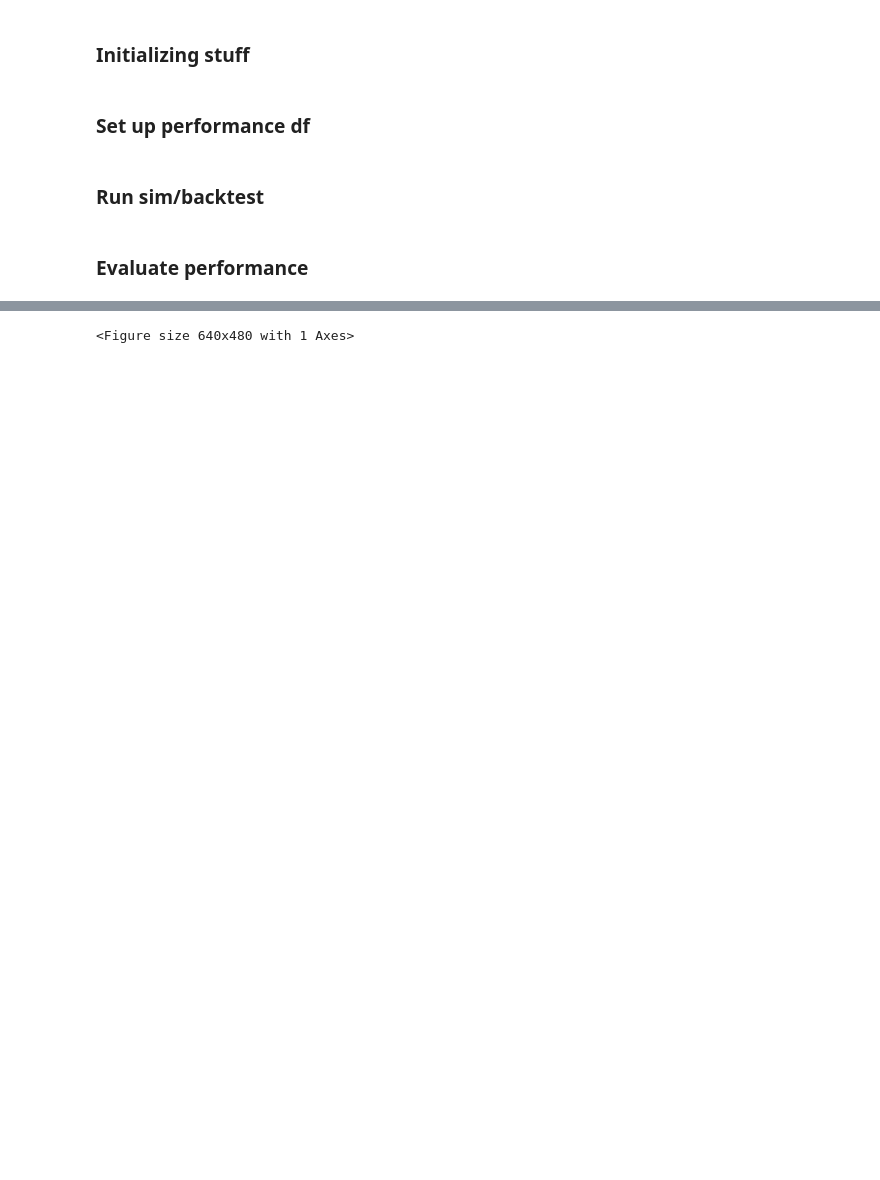
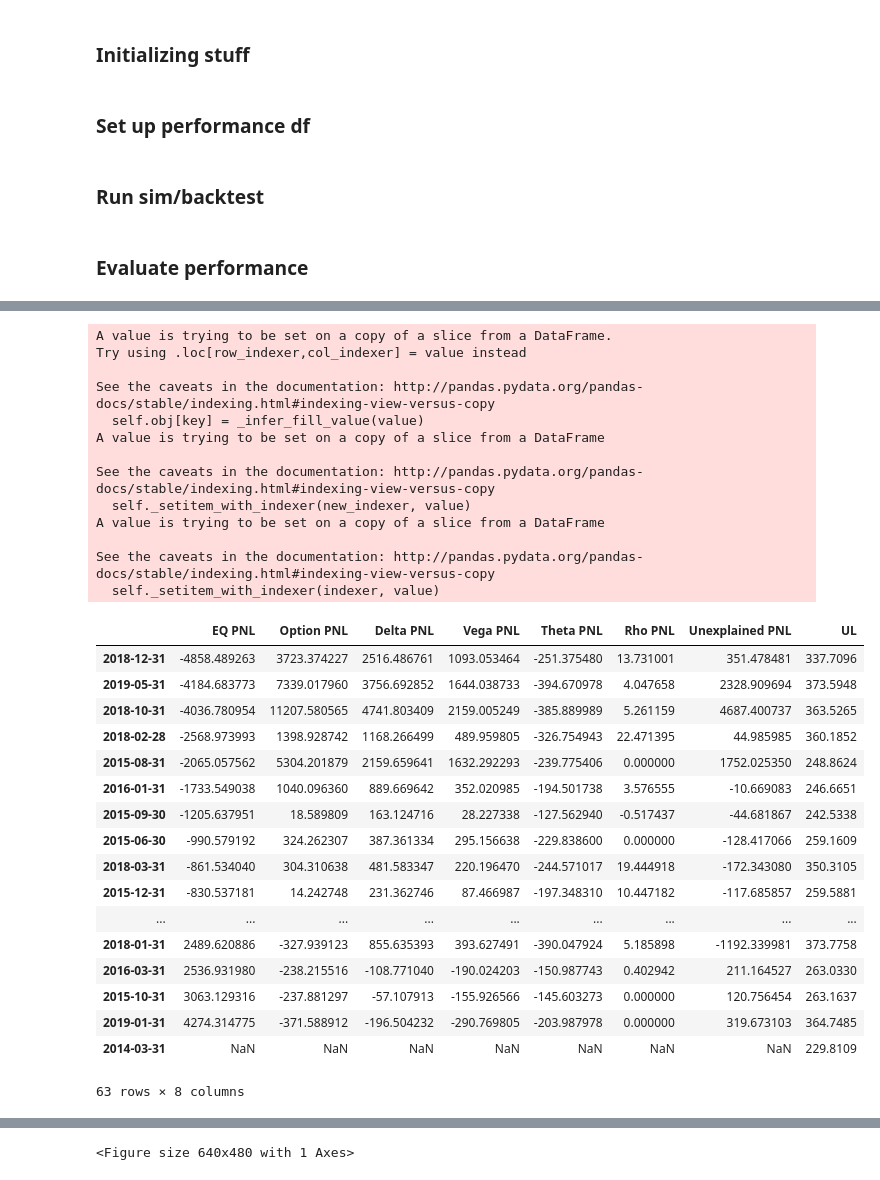
Before and after one commit to epgreig/robo-advisor, a Jupyter notebook: simulation_test_low.ipynb, the cells around one changed output, grey strips where cells are left out. Saved outputs shown, nothing was run; the diff lists cells and outputs as text; code cells hidden in the pictures; blank space fills up the shorter version.

Commit message:
added minus to cvar calc, added rho to greeks, fixed attribution a bit

```diff
--- a/simulation_test_low.ipynb
+++ b/simulation_test_low.ipynb
@@ -21,8 +21,8 @@ features_df = pd.read_csv(path + "Features.csv", header = [0,1], index_col=[0])
 exps = pd.read_csv('data\\ETF_info.csv', index_col=0).loc[env_df[['EQ', 'EM', 'RE', 'FI']].columns.droplevel(), 'Expense Ratio'].astype(float)
 data = HistoricalData(env_df, features_df, targets_df)
 
-date = Timestamp('2009-03-01') + MonthEnd(0)
-date_end = date + MonthEnd(60)
+date = Timestamp('2014-03-01') + MonthEnd(0)
+date_end = date + MonthEnd(62)
 env_now = Environment(*data.get_env_args(date))
 rp = RiskParity(data)
 # %% [markdown]
@@ -45,7 +37,7 @@ pos_dict[icash] = 0
 # %%
 my_pf = Portfolio(pos_dict)
 
-etf_w = 0.995
+etf_w = 0.999
 etf_total_val= my_pf.calc_value(env_now)*etf_w
 opt_total_val = my_pf.calc_value(env_now)*(1-etf_w)
 
@@ -56,6 +48,20 @@ nopt = opt_total_val
 ttm=2
 specs = [{'name':'SPY Put', 'ccy':'USD', 'is_call':0, 'ul':'SPY US Equity'}]
 
-ofee = my_pf.buy_options(env_now, specs, [nopt], [C], ttm=ttm, pos_array_type='Dollars')
+# ofee = my_pf.buy_options(env_now, specs, [nopt], [C], ttm=ttm, pos_array_type='Dollars')
+
+cost = Portfolio.get_opt_strategy_price(env_now, specs, [1], [C], ttm=ttm)
+nopt = opt_total_val/cost
+ofee = my_pf.buy_options(env_now, specs, [nopt], [C], ttm=ttm)
+
+last_pf_val = my_pf.calc_value(env_now)
+last_etf_val = my_pf.get_eq_value(env_now)
+
+last_eq_val = my_pf.get_names_value(env_now, env_df['EQ'].columns)
+last_fi_val = my_pf.get_names_value(env_now, env_df['FI'].columns)
+last_re_val = my_pf.get_names_value(env_now, env_df['RE'].columns)
+last_em_val = my_pf.get_names_value(env_now, env_df['EM'].columns)
+
+last_opt_val = my_pf.get_options_value(env_now)
 # %% [markdown]
 ### Set up performance df
@@ -136,3 +232,39 @@ perf_df
+# %%
+sub_df = perf_df[['EQ PNL', 'Option PNL', 'Delta PNL', 'Vega PNL', 'Theta PNL', 'Rho PNL', 'Unexplained PNL']]
+sub_df.loc[sub_df.index, 'UL'] = env_df['EQ'].loc[sub_df.index, 'SPY US Equity']
+sub_df.sort_values('EQ PNL')
+# %% [output]
+A value is trying to be set on a copy of a slice from a DataFrame.
+Try using .loc[row_indexer,col_indexer] = value instead
+
+See the caveats in the documentation: http://pandas.pydata.org/pandas-docs/stable/indexing.html#indexing-view-versus-copy
+  self.obj[key] = _infer_fill_value(value)
+A value is trying to be set on a copy of a slice from a DataFrame
+
+See the caveats in the documentation: http://pandas.pydata.org/pandas-docs/stable/indexing.html#indexing-view-versus-copy
+  self._setitem_with_indexer(new_indexer, value)
+A value is trying to be set on a copy of a slice from a DataFrame
+
+See the caveats in the documentation: http://pandas.pydata.org/pandas-docs/stable/indexing.html#indexing-view-versus-copy
+  self._setitem_with_indexer(indexer, value)
+|  | EQ PNL | Option PNL | Delta PNL | Vega PNL | Theta PNL | Rho PNL | Unexplained PNL | UL |
+| 2018-12-31 | -4858.489263 | 3723.374227 | 2516.486761 | 1093.053464 | -251.375480 | 13.731001 | 351.478481 | 337.7096 |
+| 2019-05-31 | -4184.683773 | 7339.017960 | 3756.692852 | 1644.038733 | -394.670978 | 4.047658 | 2328.909694 | 373.5948 |
+| 2018-10-31 | -4036.780954 | 11207.580565 | 4741.803409 | 2159.005249 | -385.889989 | 5.261159 | 4687.400737 | 363.5265 |
+| 2018-02-28 | -2568.973993 | 1398.928742 | 1168.266499 | 489.959805 | -326.754943 | 22.471395 | 44.985985 | 360.1852 |
+| 2015-08-31 | -2065.057562 | 5304.201879 | 2159.659641 | 1632.292293 | -239.775406 | 0.000000 | 1752.025350 | 248.8624 |
+| 2016-01-31 | -1733.549038 | 1040.096360 | 889.669642 | 352.020985 | -194.501738 | 3.576555 | -10.669083 | 246.6651 |
+| 2015-09-30 | -1205.637951 | 18.589809 | 163.124716 | 28.227338 | -127.562940 | -0.517437 | -44.681867 | 242.5338 |
+| 2015-06-30 | -990.579192 | 324.262307 | 387.361334 | 295.156638 | -229.838600 | 0.000000 | -128.417066 | 259.1609 |
+| 2018-03-31 | -861.534040 | 304.310638 | 481.583347 | 220.196470 | -244.571017 | 19.444918 | -172.343080 | 350.3105 |
+| 2015-12-31 | -830.537181 | 14.242748 | 231.362746 | 87.466987 | -197.348310 | 10.447182 | -117.685857 | 259.5881 |
+| ... | ... | ... | ... | ... | ... | ... | ... | ... |
+| 2018-01-31 | 2489.620886 | -327.939123 | 855.635393 | 393.627491 | -390.047924 | 5.185898 | -1192.339981 | 373.7758 |
+| 2016-03-31 | 2536.931980 | -238.215516 | -108.771040 | -190.024203 | -150.987743 | 0.402942 | 211.164527 | 263.0330 |
+| 2015-10-31 | 3063.129316 | -237.881297 | -57.107913 | -155.926566 | -145.603273 | 0.000000 | 120.756454 | 263.1637 |
+| 2019-01-31 | 4274.314775 | -371.588912 | -196.504232 | -290.769805 | -203.987978 | 0.000000 | 319.673103 | 364.7485 |
+| 2014-03-31 | NaN | NaN | NaN | NaN | NaN | NaN | NaN | 229.8109 |
+63 rows × 8 columns
 # %%
 irr_values = np.array([-perf_df['USD Value'].iloc[0]] + (-perf_df['Injection'].values).tolist())
 irr_values[-1] += perf_df['USD Value'].iloc[-1]
```
Also changed, not shown: parts of 12 cells of this notebook, 3 other files.
